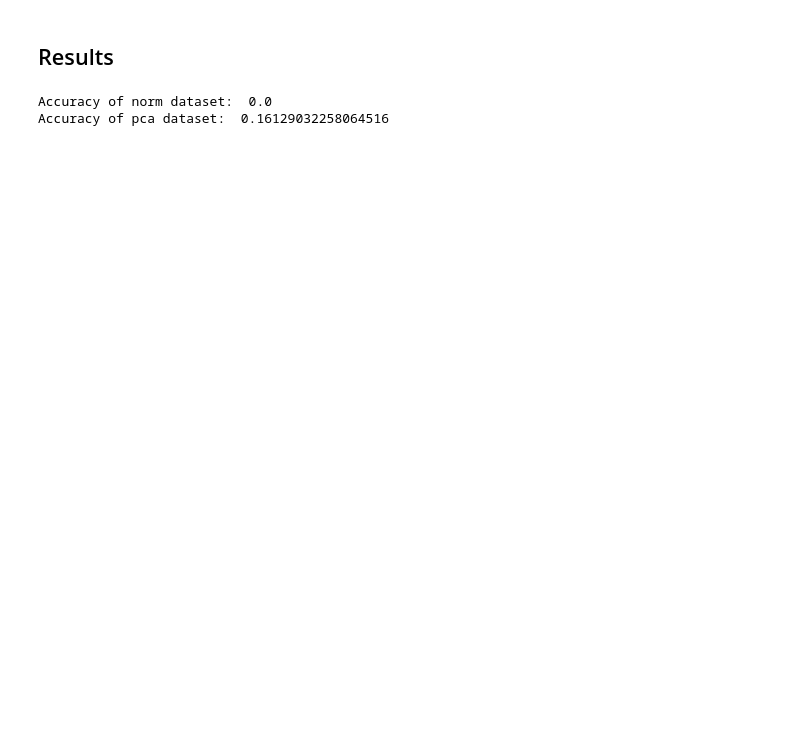
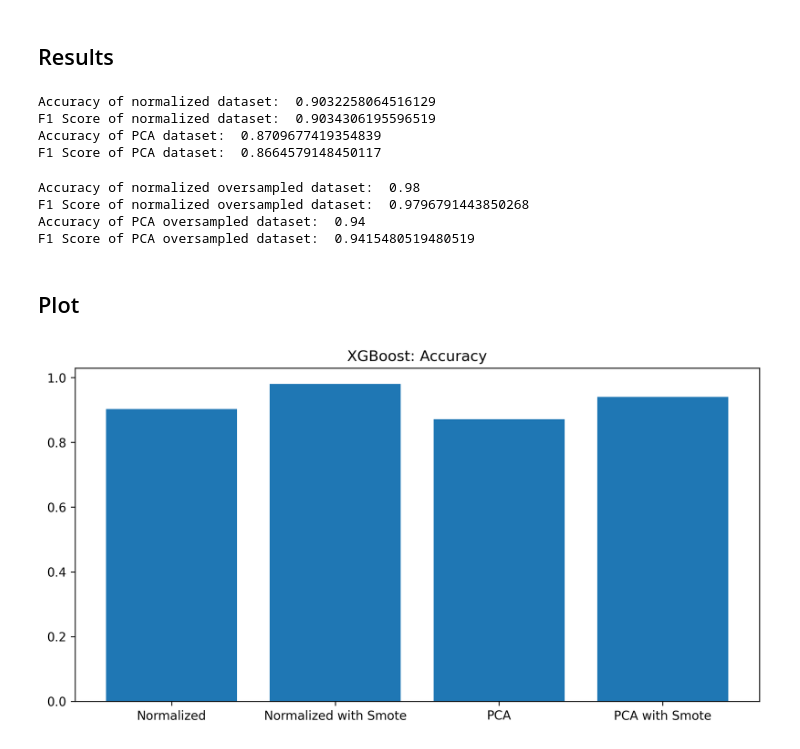
Before and after one commit to MATF-istrazivanje-podataka-1/2023_Data_Mining_Breast_cancer_Dataset, a Jupyter notebook: models/classification/xgboost.ipynb, the cells around one changed output. Saved outputs shown, nothing was run; the diff lists cells and outputs as text; code cells hidden in the pictures; blank space fills up the shorter version.

Commit message:
add knn and fix xgboost

```diff
--- a/models/classification/xgboost.ipynb
+++ b/models/classification/xgboost.ipynb
@@ -17,14 +28,6 @@ df_pca = pd.read_csv(dataset_path + dataset_name + dataset_pca_suffix + '.csv',
+# %%
+smt = SMOTE(random_state=42)
+X_norm_res, y_norm_res = smt.fit_resample(X_norm, y_norm)
+X_pca_res, y_pca_res = smt.fit_resample(X_pca, y_pca)
 # %% [markdown]
 ## Train
-# %%
-def train(df):
-    # Train xgboost on the dataset
-    X_train, X_test, y_train, y_test = train_test_split(df.iloc[:, :-1], df.iloc[:, -1], test_size=0.2, random_state=42)
-
-    # create model instance
-    model = XGBClassifier(objective='multi:softmax', num_class=6, random_state=42)
-    # fit model
-    model.fit(X_train, y_train)
-
-    preds = model.predict(X_test)
-    return preds, y_test
@@ -31,4 +66,4 @@ def train(df):
 # %%
-norm_pred, norm_real = train(df_norm)
-pca_pred, norm_real = train(df_pca)
+norm_pred, norm_real = train(X_norm, y_norm)
+pca_pred, norm_real = train(X_pca, y_pca)
 # %% [output]
@@ -36,0 +71,3 @@ pca_pred, norm_real = train(df_pca)
+# %%
+norm_res_pred, norm_res_real = train(X_norm_res, y_norm_res)
+pca_res_pred, pca_res_real = train(X_pca_res, y_pca_res)
@@ -37,11 +77,43 @@ pca_pred, norm_real = train(df_pca)
 # %% [markdown]
 ## Results
-# %%
-def get_accuracy(pred, real):
-    return np.sum(pred == real) / len(pred)
-
-print('Accuracy of norm dataset: ', get_accuracy(norm_pred, norm_real))
-print('Accuracy of pca dataset: ', get_accuracy(pca_pred, norm_real))
-# %% [output]
-Accuracy of norm dataset:  0.0
-Accuracy of pca dataset:  0.16129032258064516
+# %%
+# Original dataset
+print('Accuracy of normalized dataset: ', accuracy_score(norm_pred, norm_real))
+print('F1 Score of normalized dataset: ', f1_score(norm_pred, norm_real, average='weighted'))
+print('Accuracy of PCA dataset: ', accuracy_score(pca_pred, norm_real))
+print('F1 Score of PCA dataset: ', f1_score(pca_pred, norm_real, average='weighted'))
+# %% [output]
+Accuracy of normalized dataset:  0.9032258064516129
+F1 Score of normalized dataset:  0.9034306195596519
+Accuracy of PCA dataset:  0.8709677419354839
+F1 Score of PCA dataset:  0.8664579148450117
+# %%
+# Oversampled dataset
+print('Accuracy of normalized oversampled dataset: ', accuracy_score(norm_res_pred, norm_res_real))
+print('F1 Score of normalized oversampled dataset: ', f1_score(norm_res_pred, norm_res_real, average='weighted'))
+print('Accuracy of PCA oversampled dataset: ', accuracy_score(pca_res_pred, pca_res_real))
+print('F1 Score of PCA oversampled dataset: ', f1_score(pca_res_pred, pca_res_real, average='weighted'))
+# %% [output]
+Accuracy of normalized oversampled dataset:  0.98
+F1 Score of normalized oversampled dataset:  0.9796791443850268
+Accuracy of PCA oversampled dataset:  0.94
+F1 Score of PCA oversampled dataset:  0.9415480519480519
+# %% [markdown]
+## Plot
+# %%
+# Plot accuracy
+
+plt.figure(figsize=(10, 5), dpi=300)
+plt.bar(
+    ['Normalized', 'Normalized with Smote', 'PCA', 'PCA with Smote'],
+    [
+        accuracy_score(norm_pred, norm_real),
+        accuracy_score(norm_res_pred, norm_res_real),
+        accuracy_score(pca_pred, norm_real),
+        accuracy_score(pca_res_pred, pca_res_real)
+    ]
+)
+plt.title('XGBoost: Accuracy')
+plt.show()
+# %% [output]
+[figure, added]
```
Also changed, not shown: parts of 10 cells of this notebook, 3 other files.
